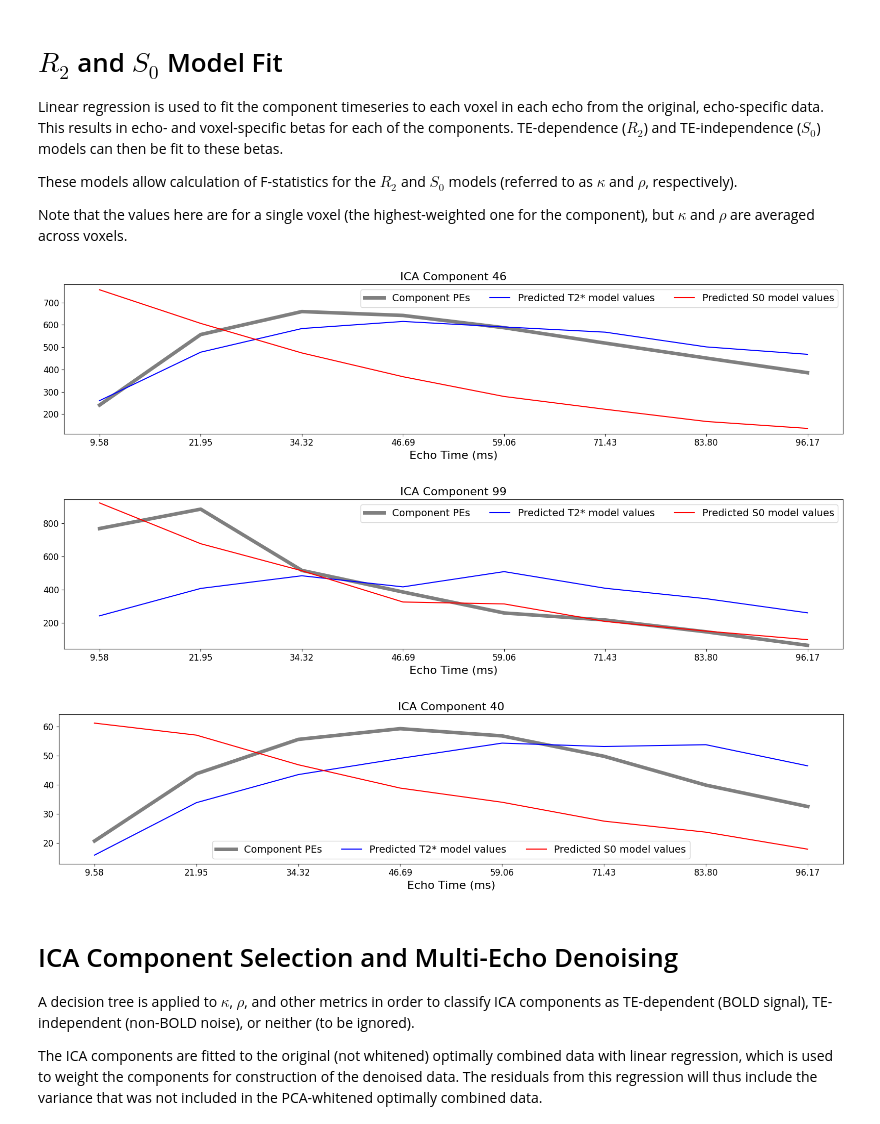
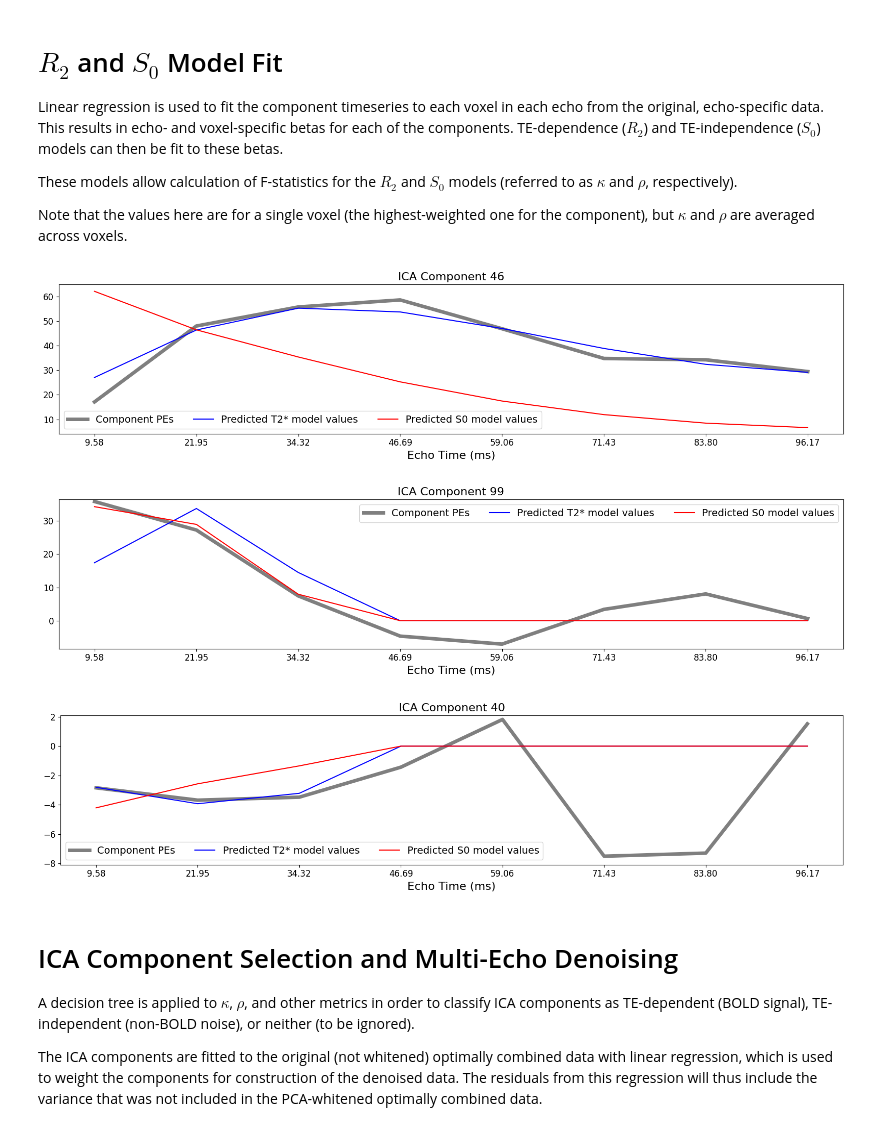
Before and after one commit to ME-ICA/tedana, a Jupyter notebook: docs/notebooks/plot_approach_figures.ipynb, the cells around one changed output. Cells and saved outputs as stored; diff of their text form; code cells hidden in the pictures.

Commit message:
Improve figures.

```diff
--- a/docs/notebooks/plot_approach_figures.ipynb
+++ b/docs/notebooks/plot_approach_figures.ipynb
@@ -56,7 +61,7 @@ files = [op.join(DATA_DIR, f) for f in FILES]
 echo_times = np.array([9.58, 21.95, 34.32, 46.69, 59.06, 71.43, 83.8, 96.17])
 
 adaptive_mask_file = op.join(TED_DIR, 'sub-pilot_task-checkerboard_desc-adaptiveGoodSignal_mask.nii.gz')
-mask = math_img('img >= 3', img=adaptive_mask_file)
+mask = image.math_img('img >= 3', img=adaptive_mask_file)
 
 # Optimally combined data
 oc = masking.apply_mask(op.join(TED_DIR, 'sub-pilot_task-checkerboard_desc-optcom_bold.nii.gz'), mask)
@@ -78,6 +83,8 @@ r2_pred_betas = np.stack(r2_pred_betas, axis=1)
 s0_pred_beta_files = sorted(glob(op.join(TED_DIR, 'sub-pilot_task-checkerboard_echo-*_desc-ICAS0ModelPredictions_components.nii.gz')))
 s0_pred_betas = [masking.apply_mask(f, mask) for f in s0_pred_beta_files]
 s0_pred_betas = np.stack(s0_pred_betas, axis=1)
+meica_kappas = masking.apply_mask(op.join(TED_DIR, 'sub-pilot_task-checkerboard_desc-ICAT2_stat-F_statmap.nii.gz'), mask)
+meica_rhos = masking.apply_mask(op.join(TED_DIR, 'sub-pilot_task-checkerboard_desc-ICAS0_stat-F_statmap.nii.gz'), mask)
 
 # Component betas
 betas_file = op.join(TED_DIR, 'sub-pilot_task-checkerboard_desc-ICA_components.nii.gz')
@@ -92,7 +99,8 @@ dn_t1c_data = masking.apply_mask(op.join(TED_DIR, 'sub-pilot_task-checkerboard_d
 hk_t1c_data = masking.apply_mask(op.join(TED_DIR, 'sub-pilot_task-checkerboard_desc-optcomAcceptedMIRDenoised_bold.nii.gz'), mask)
 
 # Get voxel index for most related to checkerboard component (found from viewing report)
-voxel_idx = np.where(beta_maps[46, :] == np.min(beta_maps[46, :]))[0][0]
+checkerboard_component = np.abs(beta_maps[46, :])
+voxel_idx = np.abs(checkerboard_component - np.percentile(checkerboard_component, q=99.5)).argmin()
 
 # load data
 data = [masking.apply_mask(f, mask) for f in files]
@@ -445,6 +470,8 @@ fig.savefig(op.join(OUT_DIR, 'a12_pca_reduced_data.png'), dpi=400)
 The whitened optimally combined data are then decomposed with ICA. The number of ICA components is limited to the number of retained components from the PCA, in order to reflect the true dimensionality of the data.
 ICA produces a mixing matrix (i.e., timeseries for each component).
 # %%
+classifications = []
+
 fig, axes = plt.subplots(3, sharex=True, figsize=(14, 6))
 i = df.loc[df["kappa"] == df["kappa"].max()].index.values[0]
 k = df.loc[i, 'kappa']
@@ -452,6 +479,7 @@ r = df.loc[i, 'rho']
 c = df.loc[i, 'classification']
 axes[0].plot(meica_mmix[meica_mmix.columns.tolist()[i]].values)
 axes[0].set_title('ICA Component {0}; $\\kappa$ = {1:.02f}; $\\rho$ = {2:.02f}; {3}'.format(i, k, r, c), fontsize=16)
+classifications.append(c)
 
 rej_df = df.loc[df["classification"] == "rejected"]
 i = rej_df.loc[rej_df["rho"] == rej_df["rho"].max()].index.values[0]
@@ -460,6 +488,7 @@ r = df.loc[i, 'rho']
 c = df.loc[i, 'classification']
 axes[1].plot(meica_mmix[meica_mmix.columns.tolist()[i]].values)
 axes[1].set_title('ICA Component {0}; $\\kappa$ = {1:.02f}; $\\rho$ = {2:.02f}; {3}'.format(i, k, r, c), fontsize=16)
+classifications.append(c)
 
 i = 40
 k = df.loc[i, 'kappa']
@@ -467,6 +496,7 @@ r = df.loc[i, 'rho']
 c = df.loc[i, 'classification']
 axes[2].plot(meica_mmix[meica_mmix.columns.tolist()[i]].values)
 axes[2].set_title('ICA Component {0}; $\\kappa$ = {1:.02f}; $\\rho$ = {2:.02f}; {3}'.format(i, k, r, c), fontsize=16)
+classifications.append(c)
 
 axes[0].set_xlim(0, meica_mmix.shape[0]-1)
 axes[2].set_xticks([])
@@ -488,30 +518,37 @@ Note that the values here are for a single voxel (the highest-weighted one for t
 # %%
 components = [46, 99, 40]
 for i, comp in enumerate(components):  # only generate plots for a few components
-    comp_voxel_idx = np.where(np.abs(beta_maps[comp, :]) == np.max(np.abs(beta_maps[comp, :])))[0][0]
+    classification = classifications[i]
+    if classification == "accepted":
+        kappa_map = meica_kappas[comp, :]
+        comp_voxel_idx = np.where(kappa_map == np.max(kappa_map))[0][0]
+    else:
+        rho_map = meica_rhos[comp, :]
+        comp_voxel_idx = np.where(rho_map == np.max(rho_map))[0][0]
+
     # Use weight map to average as fitmodels_direct does
     comp_weights = meica_betas[comp, :, comp_voxel_idx]
     r2_pred_weights = r2_pred_betas[comp, :, comp_voxel_idx]
     s0_pred_weights = s0_pred_betas[comp, :, comp_voxel_idx]
 
     fig, ax = plt.subplots(figsize=(16, 4))
     ax.plot(echo_times, comp_weights, c='black', alpha=0.5, linewidth=5, label='Component PEs')
     ax.plot(echo_times, r2_pred_weights, c='blue', label='Predicted T2* model values')
     ax.plot(echo_times, s0_pred_weights, c='red', label='Predicted S0 model values')
     ax.set_xticks(echo_times)
     ax.tick_params(axis='both', which='major', labelsize=12)
     ax.set_xlabel('Echo Time (ms)', fontsize=16)
     temp = np.hstack((comp_weights, s0_pred_weights, r2_pred_weights))
     lim = np.abs(np.mean(temp) * .05)
     ax.set_ylim(np.floor(np.min(temp)) - lim, np.ceil(np.max(temp)) + lim)
     legend = ax.legend(frameon=True, fontsize=14, ncol=3)
-    ax.set_title('ICA Component {}'.format(comp), fontsize=16)
+    ax.set_title(f'ICA Component {comp}', fontsize=16)
     fig.tight_layout()
-    fig.savefig(op.join(OUT_DIR, 'a14_te_dependence_models_component_{}.png').format(i), dpi=400)
+    fig.savefig(op.join(OUT_DIR, f'a14_te_dependence_models_component_{i}.png'), dpi=400)
 # %% [output]
-[figure, old version]
+[figure, new version]
-[figure, old version]
+[figure, new version]
-[figure, old version]
+[figure, new version]
 # %% [markdown]
 # ICA Component Selection and Multi-Echo Denoising
 A decision tree is applied to $\kappa$, $\rho$, and other metrics in order to classify ICA components as TE-dependent (BOLD signal), TE-independent (non-BOLD noise), or neither (to be ignored).
```
Also changed, not shown: parts of 20 cells of this notebook, 17 other files.
